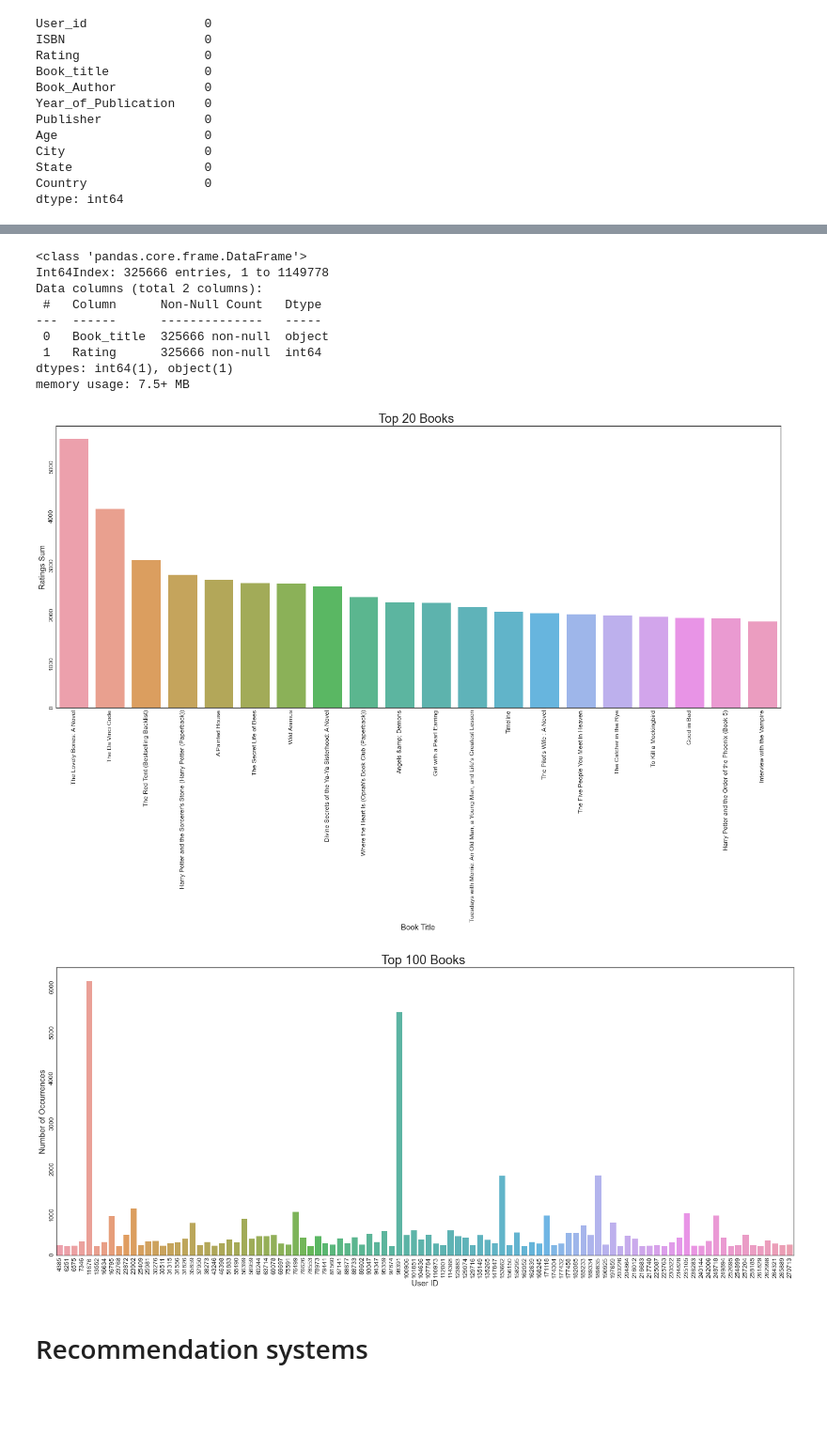
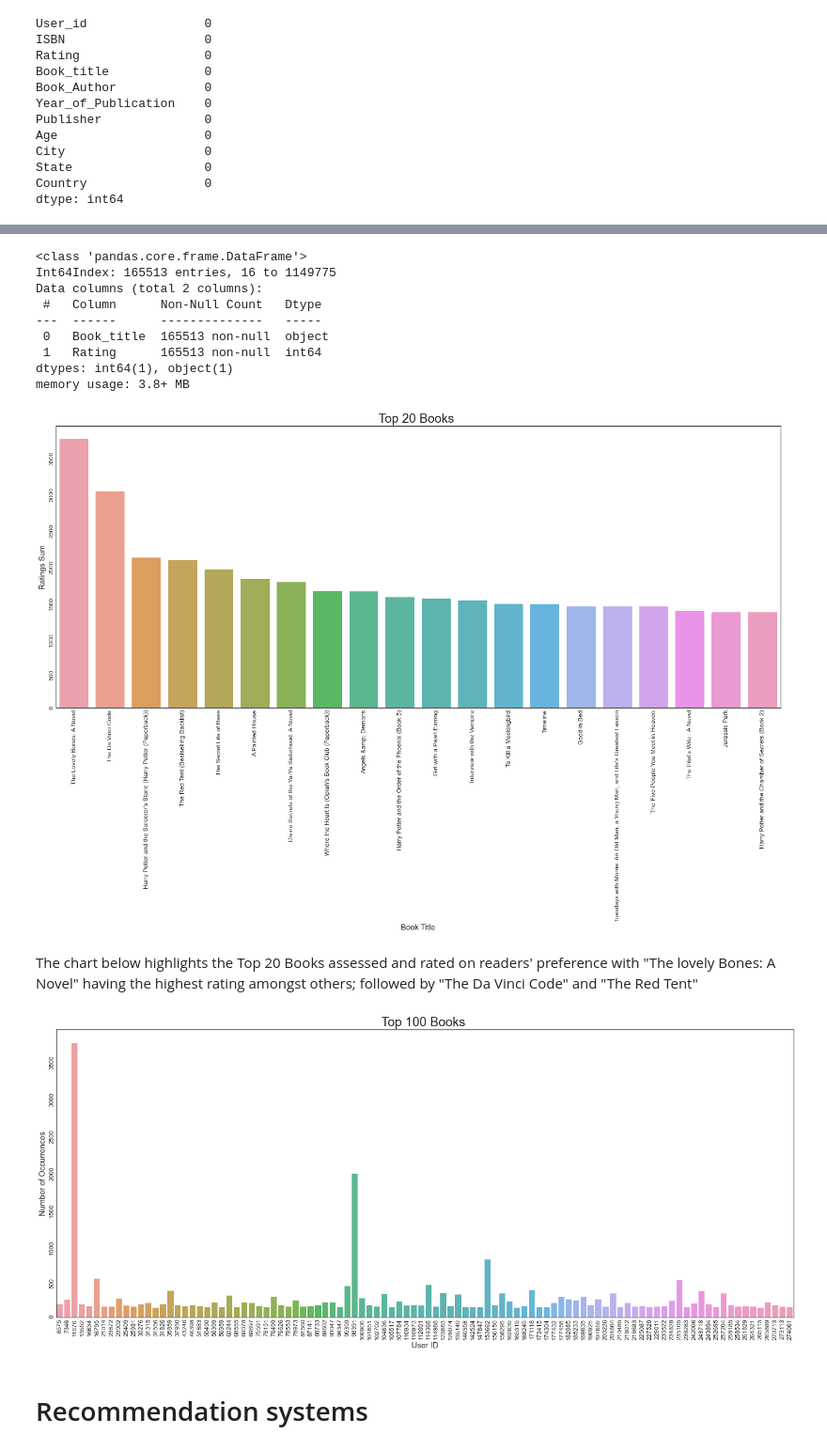
Before and after one commit to tamerhanna/Book-Crossing-, a Jupyter notebook: Book Crossing recommender system.ipynb, the cells around one changed output, grey strips where cells are left out. Shown at 94% size. Drawn from its saved outputs; the diff is of its cells as text; code cells hidden in the pictures; blank space fills up the shorter version.

```diff
--- a/Book Crossing recommender system.ipynb
+++ b/Book Crossing recommender system.ipynb
@@ -783,0 +818,9 @@ plt.show()
+# %%
+user_ratings_threshold = 4
+
+filter_users = ratings['User_id'].value_counts()
+filter_users_list = filter_users[filter_users >= user_ratings_threshold].index.to_list()
+
+ratings2 = ratings[ratings['User_id'].isin(filter_users_list)]
+
+print('Filter: users with at least %d ratings\nNumber of records: %d' % (user_ratings_threshold, len(ratings)))
@@ -783,0 +830,8 @@ plt.show()
+# %%
+book_ratings_threshold_perc = 0.20
+book_ratings_threshold = len(ratings2['ISBN'].unique()) * book_ratings_threshold_perc
+
+filter_books_list = ratings2['ISBN'].value_counts().head(int(book_ratings_threshold)).index.to_list()
+ratings2 = ratings2[ratings2['ISBN'].isin(filter_books_list)]
+
+print('Filter: top %d%% most frequently rated books\nNumber of records: %d' % (book_ratings_threshold_perc*100, len(ratings2)))
@@ -784,5 +841,5 @@ plt.show()
 # %%
-books_ratings = ratings.join(books.set_index('ISBN'), on='ISBN')
+books_ratings = ratings2.join(books.set_index('ISBN'), on='ISBN')
 # %%
 books_ratings.info()
 # %% [output]
@@ -941,14 +1000,14 @@ BK_RT = ratings_wth_detls[['Book_title', 'Rating']]
 BK_RT.info()
 # %% [output]
 <class 'pandas.core.frame.DataFrame'>
-Int64Index: 325666 entries, 1 to 1149778
+Int64Index: 165513 entries, 16 to 1149775
 Data columns (total 2 columns):
  #   Column      Non-Null Count   Dtype
 ---  ------      --------------   -----
- 0   Book_title  325666 non-null  object
- 1   Rating      325666 non-null  int64
+ 0   Book_title  165513 non-null  object
+ 1   Rating      165513 non-null  int64
 dtypes: int64(1), object(1)
-memory usage: 7.5+ MB
+memory usage: 3.8+ MB
 # %%
 #Top 20 Books is the Rating totals
 BR_sum = BK_RT.groupby('Book_title').Rating.sum()
@@ -961,18 +1020,20 @@ plt.xlabel('Book Title', fontsize=15)
 plt.tick_params(labelsize=12, rotation=90 )
 plt.show()
 # %% [output]
-[figure, old version]
+[figure, new version]
+# %% [markdown]
+The chart below highlights the Top 20 Books assessed and rated on readers' preference with "The lovely Bones: A Novel" having the highest rating amongst others; followed by "The Da Vinci Code" and "The Red Tent"
 # %%
 Top_user_id  = ratings_wth_detls["User_id"].value_counts()
 Top_user_id = Top_user_id[:100,].sort_values()
 plt.figure(figsize=(25,10))
 sns.barplot(Top_user_id.index, Top_user_id.values, alpha=0.9)
-plt.title('Top 100 Books ')
+plt.title('Top 100 Users rating ')
 plt.ylabel('Number of Occurrences', fontsize=15)
 plt.xlabel('User ID', fontsize=15)
 plt.tick_params(labelsize=12, rotation=90)
 plt.show()
 # %% [output]
-[figure, old version]
+[figure, new version]
 # %% [markdown]
 # Recommendation systems
```
Also changed, not shown: parts of 89 cells of this notebook.
